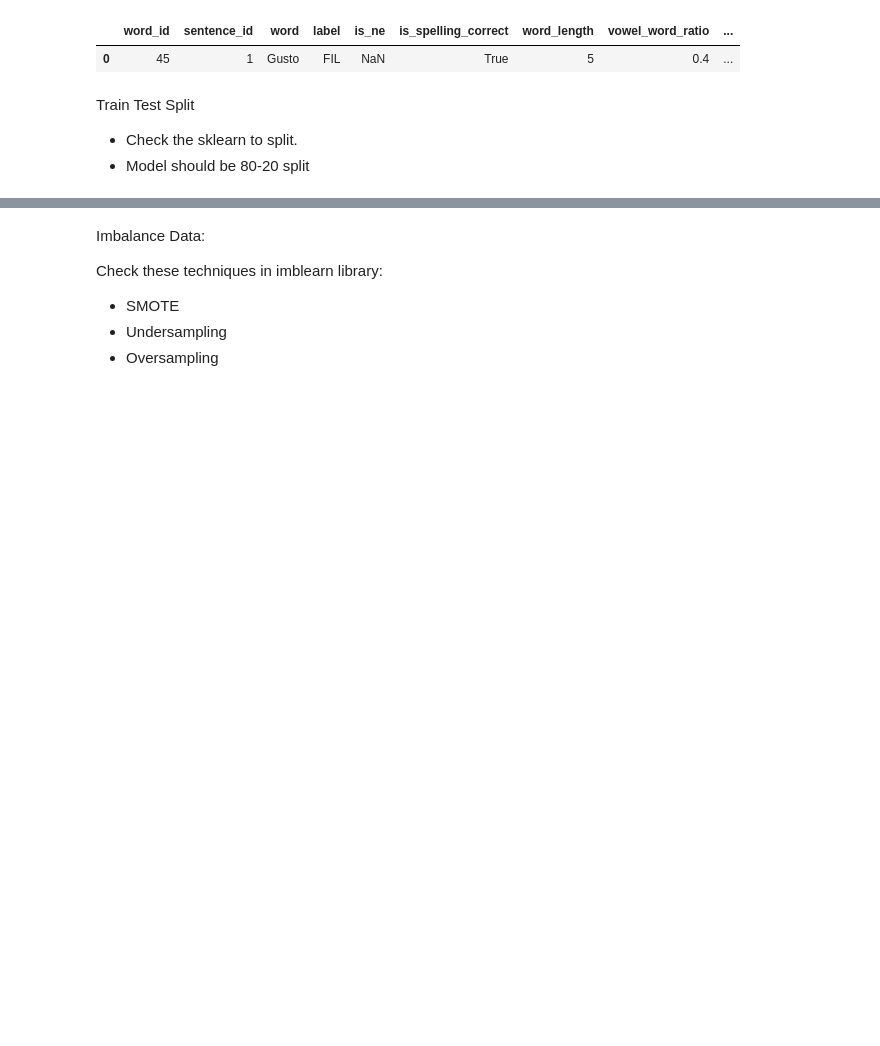
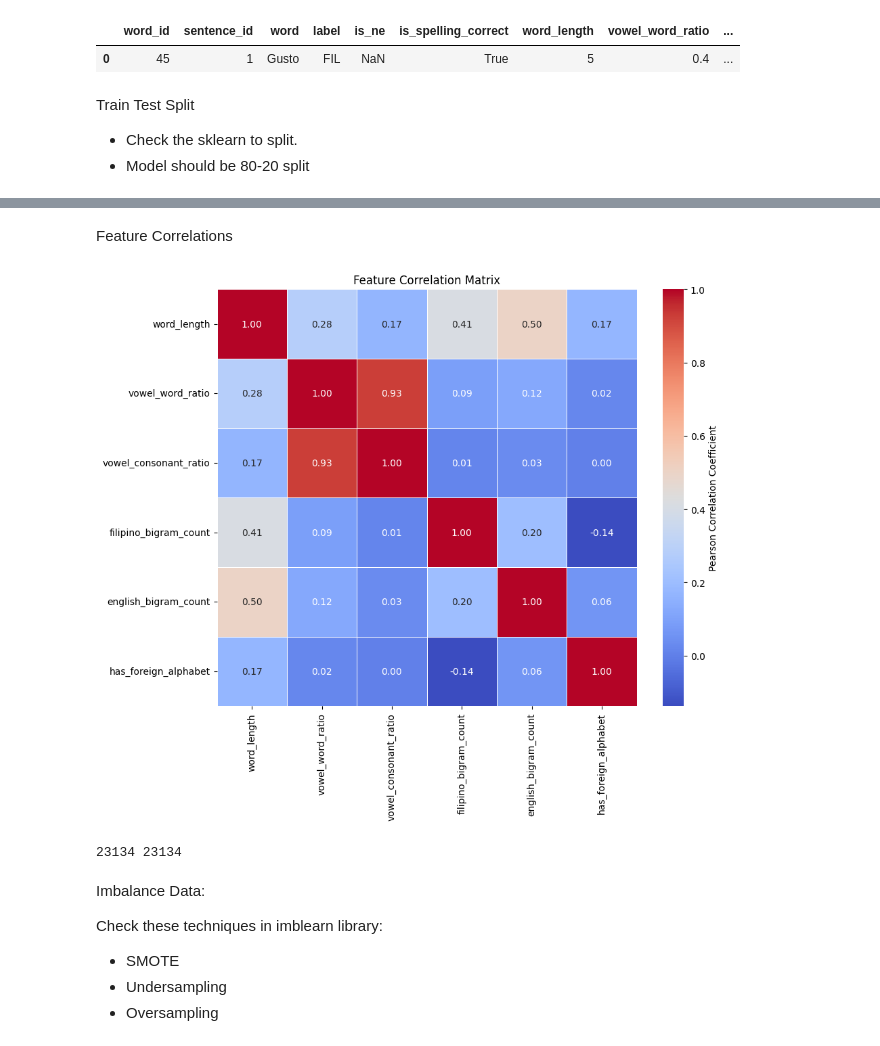
Before and after one commit to ejmasuncion/pinoy_bot, a Jupyter notebook: enrico.ipynb, the cells around one changed output, grey strips where cells are left out. Cells and saved outputs as stored; diff of their text form; code cells hidden in the pictures; blank space fills up the shorter version.

```diff
--- a/enrico.ipynb
+++ b/enrico.ipynb
@@ -183,3 +183,29 @@ print(len(X),len(y))
+# %% [markdown]
+Feature Correlations
+# %%
+correlation_matrix = X.corr()
+
+plt.figure(figsize=(10, 8))
+sns.heatmap(
+    correlation_matrix,
+    annot=True,
+    fmt=".2f",
+    cmap='coolwarm',
+    linewidths=.5,
+    cbar_kws={'label': 'Pearson Correlation Coefficient'}
+)
+plt.title('Feature Correlation Matrix')
+plt.show()
+# %% [output]
+[figure, added]
+# %%
+feature_cols_trimmed = ['word_length', 'vowel_word_ratio', 'vowel_consonant_ratio',
+                'filipino_bigram_count', 'english_bigram_count', 'has_foreign_alphabet']
+X = df[feature_cols_trimmed]
+y = df['label']
+print(len(X),len(y))
+# %% [output]
+23134 23134
 # %%
 from sklearn.model_selection import train_test_split
 
```
Also changed, not shown: parts of 9 cells of this notebook.
